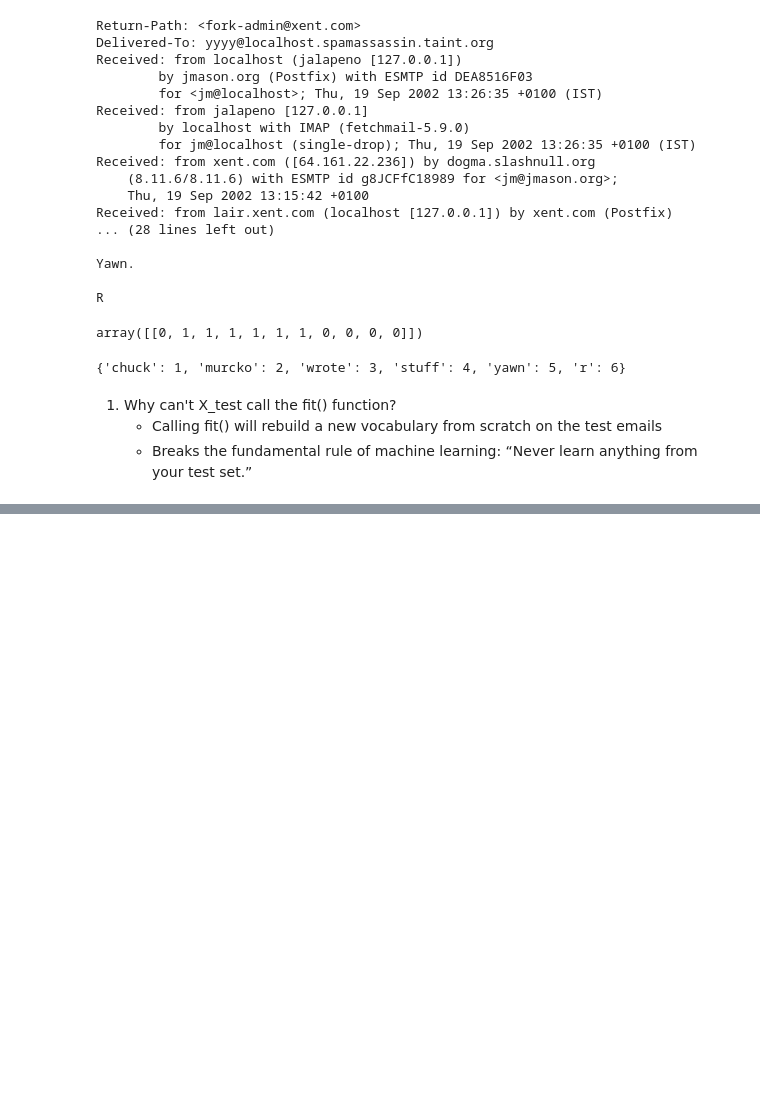
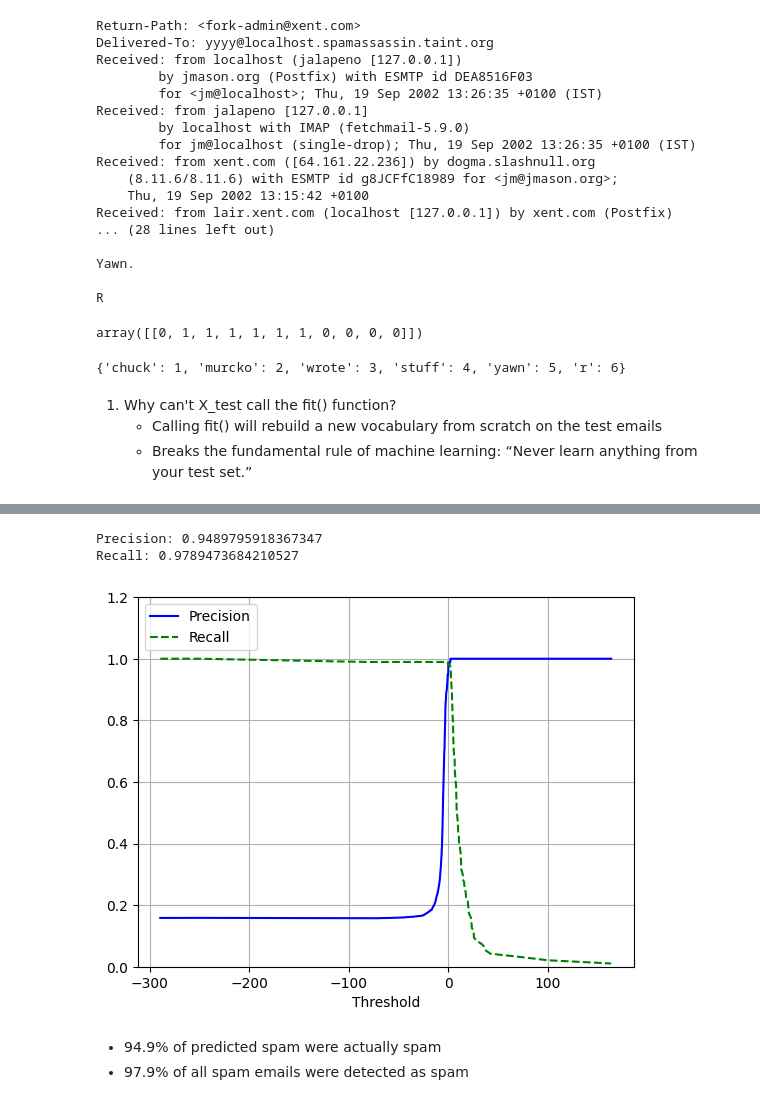
Before and after one commit to KANGWEII/hands_on_ml, a Jupyter notebook: Chapter03/classification.ipynb, the cells around one changed output, grey strips where cells are left out. Cells and saved outputs as stored; diff of their text form; code cells hidden in the pictures; blank space fills up the shorter version.

```diff
--- a/Chapter03/classification.ipynb
+++ b/Chapter03/classification.ipynb
@@ -1564,0 +1565,33 @@ Support Vector Machine Mean Score: 0.9470833333333334
+# %%
+# LogisticRegression has higher score
+
+from sklearn.metrics import precision_score, recall_score
+
+log_clf.fit(X_train_transformed, y_train)
+y_pred = log_clf.predict(X_test_transformed)
+
+print(f"Precision: {precision_score(y_test, y_pred)}")
+print(f"Recall: {recall_score(y_test, y_pred)}")
+
+
+# Plot Precision/Recall graph
+
+from sklearn.metrics import precision_recall_curve
+import matplotlib.pyplot as plt
+
+y_scores = log_clf.decision_function(X_test_transformed)
+precisions, recalls, thresholds = precision_recall_curve(y_test, y_scores)
+
+plt.plot(thresholds, precisions[:-1], "b-", label="Precision")
+plt.plot(thresholds, recalls[:-1], "g--", label="Recall")
+plt.xlabel("Threshold")
+plt.legend(loc="upper left")
+plt.ylim([0, 1.2])
+plt.grid()
+# %% [output]
+Precision: 0.9489795918367347
+Recall: 0.9789473684210527
+[figure, added]
+# %% [markdown]
+- 94.9% of predicted spam were actually spam
+- 97.9% of all spam emails were detected as spam
```
Also changed, not shown: parts of 2 cells of this notebook.
